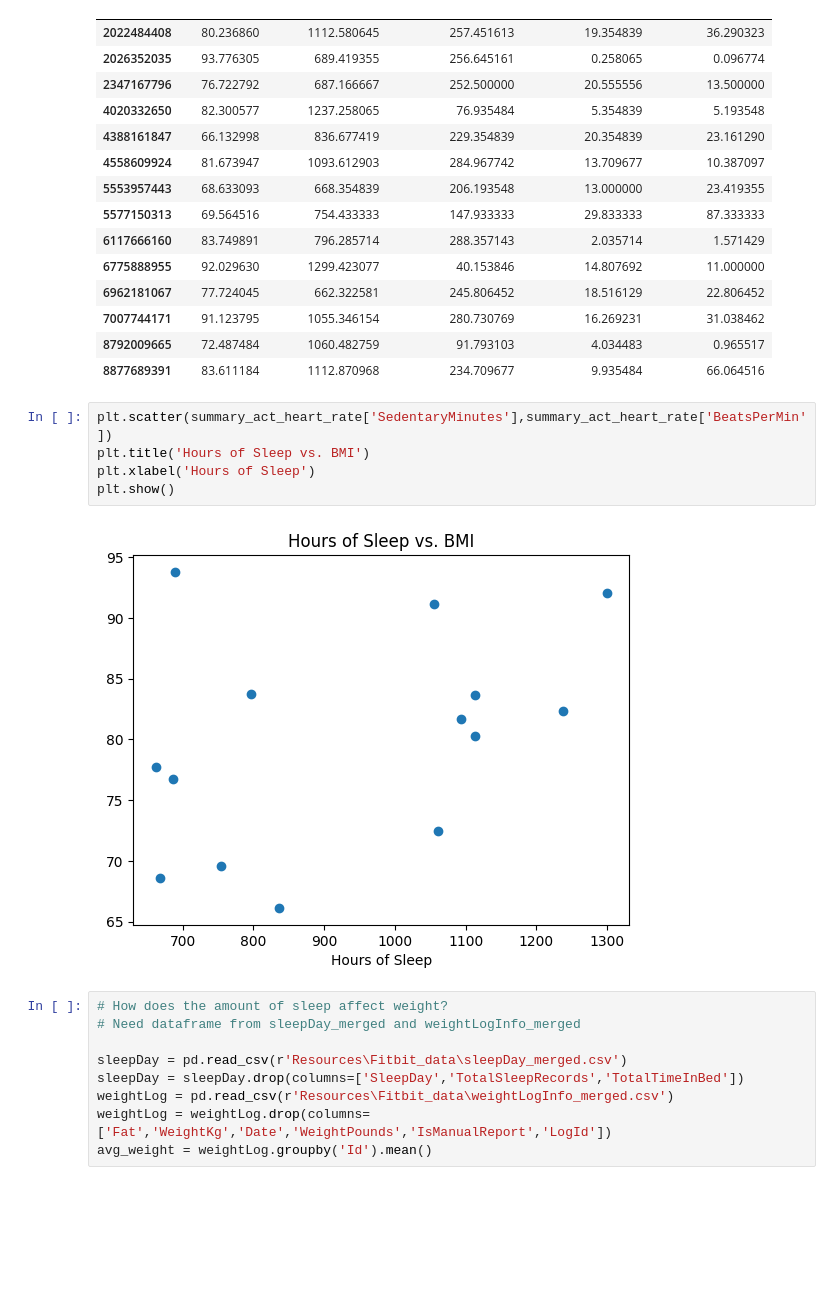
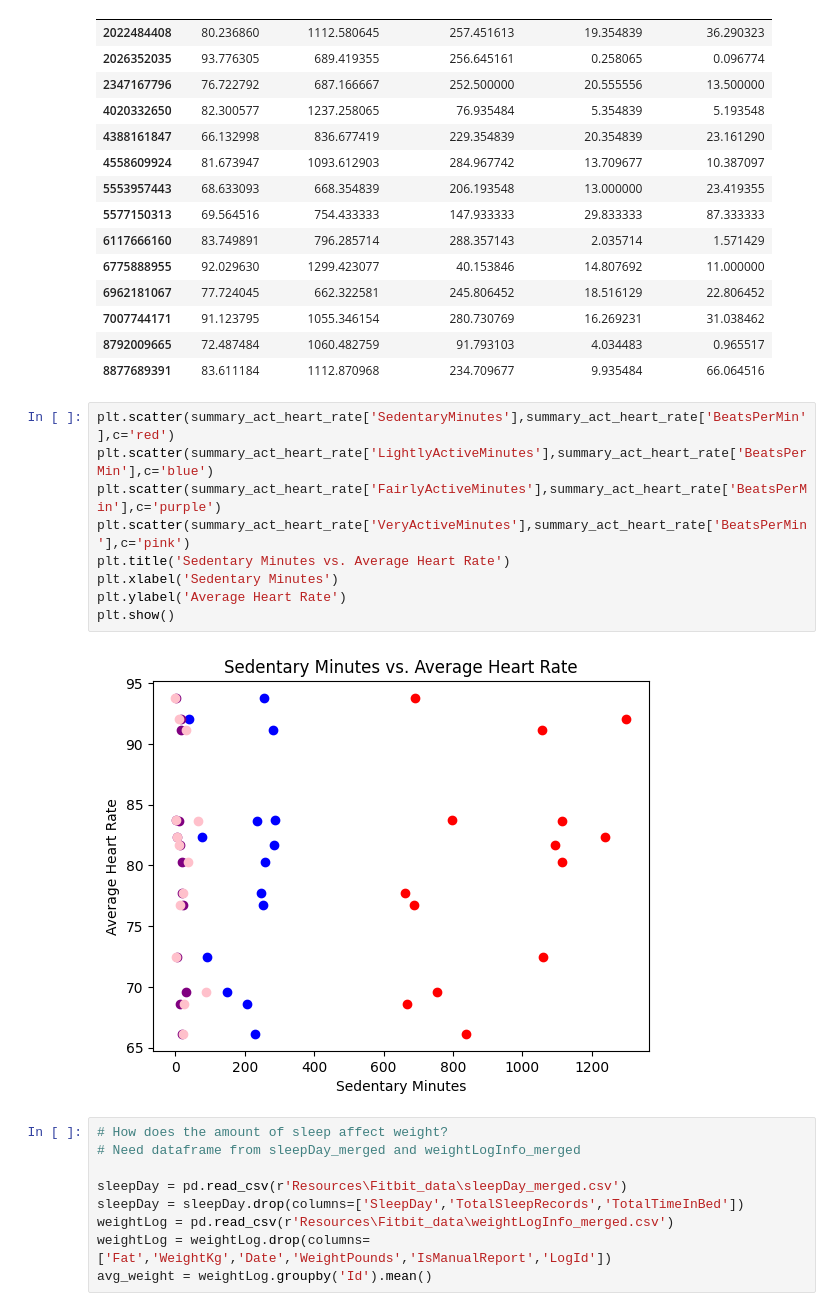
Before and after one commit to caitepley/Group1-Project1, a Jupyter notebook: main.ipynb, the cells around one changed output. Cells and saved outputs as stored; diff of their text form; blank space fills up the shorter version.

```diff
--- a/main.ipynb
+++ b/main.ipynb
@@ -53,13 +53,17 @@ summary_act_heart_rate
 | 7007744171 | 91.123795 | 1055.346154 | 280.730769 | 16.269231 | 31.038462 |
 | 8792009665 | 72.487484 | 1060.482759 | 91.793103 | 4.034483 | 0.965517 |
 | 8877689391 | 83.611184 | 1112.870968 | 234.709677 | 9.935484 | 66.064516 |
-# %%
-plt.scatter(summary_act_heart_rate['SedentaryMinutes'],summary_act_heart_rate['BeatsPerMin'])
-plt.title('Hours of Sleep vs. BMI')
-plt.xlabel('Hours of Sleep')
-plt.show()
-# %% [output]
-[figure, removed]
+# %%
+plt.scatter(summary_act_heart_rate['SedentaryMinutes'],summary_act_heart_rate['BeatsPerMin'],c='red')
+plt.scatter(summary_act_heart_rate['LightlyActiveMinutes'],summary_act_heart_rate['BeatsPerMin'],c='blue')
+plt.scatter(summary_act_heart_rate['FairlyActiveMinutes'],summary_act_heart_rate['BeatsPerMin'],c='purple')
+plt.scatter(summary_act_heart_rate['VeryActiveMinutes'],summary_act_heart_rate['BeatsPerMin'],c='pink')
+plt.title('Sedentary Minutes vs. Average Heart Rate')
+plt.xlabel('Sedentary Minutes')
+plt.ylabel('Average Heart Rate')
+plt.show()
+# %% [output]
+[figure, added]
 # %%
 # How does the amount of sleep affect weight?
 # Need dataframe from sleepDay_merged and weightLogInfo_merged
```
Also changed, not shown: parts of 6 cells of this notebook.
